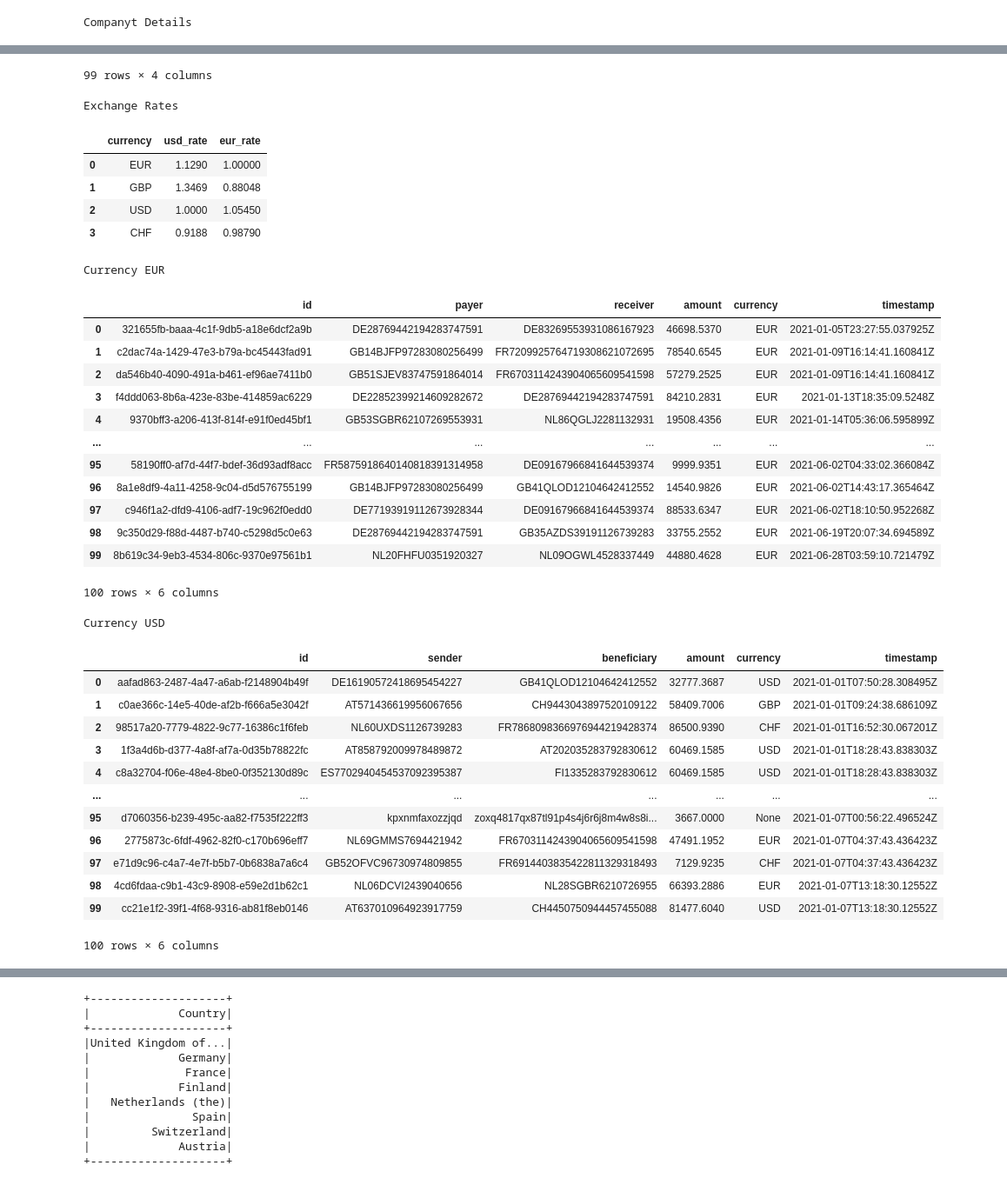
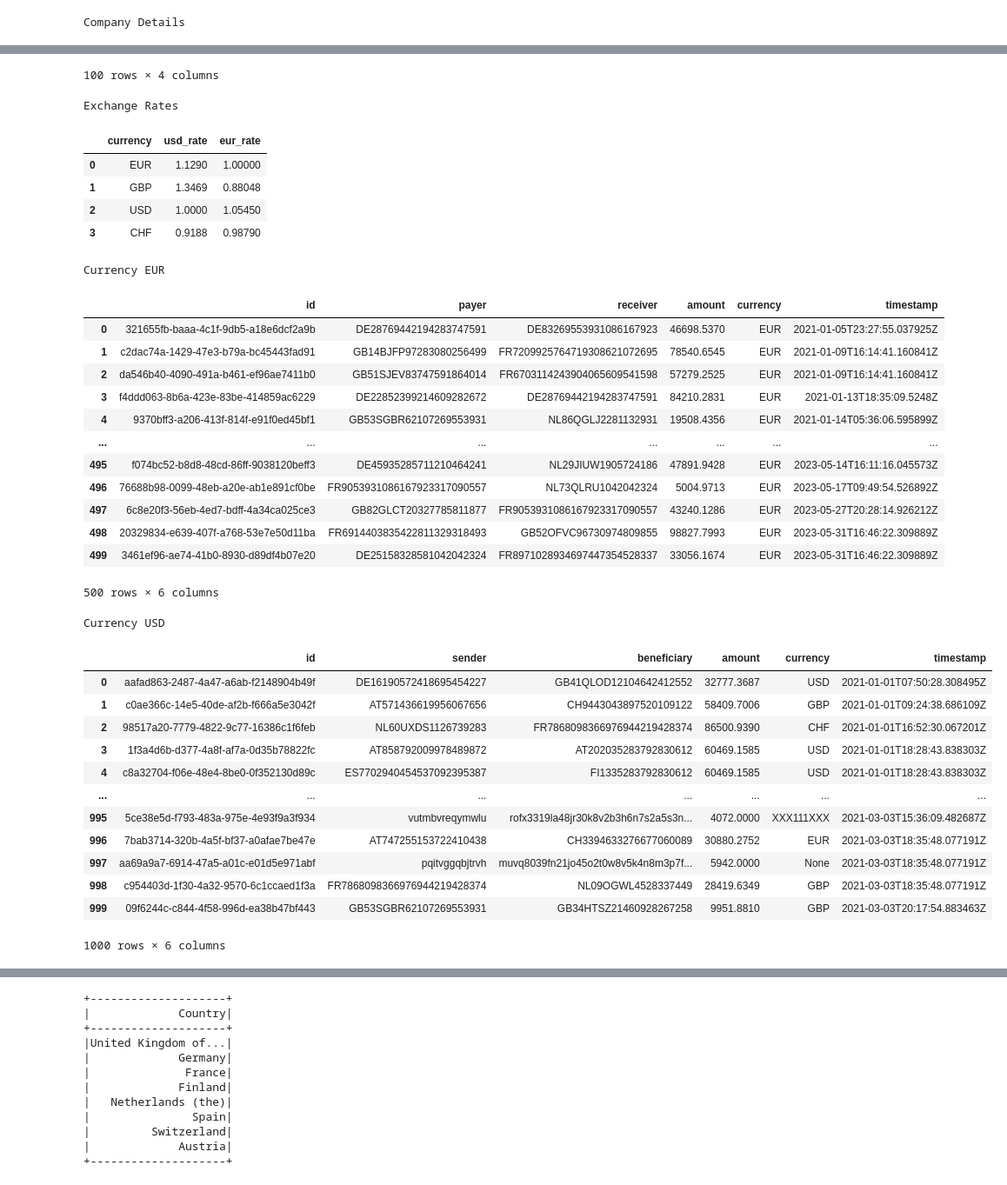
Before and after one commit to Dhritidipta/CashflowFreenlance, a Jupyter notebook: data/analysis_v1.ipynb, the cells around one changed output, grey strips where cells are left out. Shown at 87% size. Cells and saved outputs as stored; diff of their text form; code cells hidden in the pictures.

Commit message:
update data with limit 1000

```diff
--- a/data/analysis_v1.ipynb
+++ b/data/analysis_v1.ipynb
@@ -33,9 +33,10 @@ get_all_sepa_transactions_df,\
 get_all_swift_transactions_df
 # %%
 #All the pandas dataframes
+limit = 1000
 
-print("Companyt Details")
-display(get_all_companies_df())
+print("Company Details")
+display(get_all_companies_df()) #this will fetch all the companies thus without any set limit
 
 # print("Company Details by ID")
 # display(get_company_df())
@@ -44,10 +45,10 @@ print("Exchange Rates")
 display(get_exchange_rates_df())
 
 print("Currency EUR")
-display(get_all_sepa_transactions_df())
+display(get_all_sepa_transactions_df(1000))
 
 print("Currency USD")
-display(get_all_swift_transactions_df())
+display(get_all_swift_transactions_df(limit))
 # %% [output]
-Companyt Details
+Company Details
 |  | id | ibans | name | address |
@@ -65,38 +66,38 @@ Companyt Details
-99 rows × 4 columns
+100 rows × 4 columns
 Exchange Rates
 |  | currency | usd_rate | eur_rate |
 | 0 | EUR | 1.1290 | 1.00000 |
 | 1 | GBP | 1.3469 | 0.88048 |
 | 2 | USD | 1.0000 | 1.05450 |
 | 3 | CHF | 0.9188 | 0.98790 |
 Currency EUR
 |  | id | payer | receiver | amount | currency | timestamp |
 | 0 | 321655fb-baaa-4c1f-9db5-a18e6dcf2a9b | DE28769442194283747591 | DE83269553931086167923 | 46698.5370 | EUR | 2021-01-05T23:27:55.037925Z |
 | 1 | c2dac74a-1429-47e3-b79a-bc45443fad91 | GB14BJFP97283080256499 | FR7209925764719308621072695 | 78540.6545 | EUR | 2021-01-09T16:14:41.160841Z |
 | 2 | da546b40-4090-491a-b461-ef96ae7411b0 | GB51SJEV83747591864014 | FR6703114243904065609541598 | 57279.2525 | EUR | 2021-01-09T16:14:41.160841Z |
 | 3 | f4ddd063-8b6a-423e-83be-414859ac6229 | DE22852399214609282672 | DE28769442194283747591 | 84210.2831 | EUR | 2021-01-13T18:35:09.5248Z |
 | 4 | 9370bff3-a206-413f-814f-e91f0ed45bf1 | GB53SGBR62107269553931 | NL86QGLJ2281132931 | 19508.4356 | EUR | 2021-01-14T05:36:06.595899Z |
 | ... | ... | ... | ... | ... | ... | ... |
-| 95 | 58190ff0-af7d-44f7-bdef-36d93adf8acc | FR5875918640140818391314958 | DE09167966841644539374 | 9999.9351 | EUR | 2021-06-02T04:33:02.366084Z |
-| 96 | 8a1e8df9-4a11-4258-9c04-d5d576755199 | GB14BJFP97283080256499 | GB41QLOD12104642412552 | 14540.9826 | EUR | 2021-06-02T14:43:17.365464Z |
-| 97 | c946f1a2-dfd9-4106-adf7-19c962f0edd0 | DE77193919112673928344 | DE09167966841644539374 | 88533.6347 | EUR | 2021-06-02T18:10:50.952268Z |
-| 98 | 9c350d29-f88d-4487-b740-c5298d5c0e63 | DE28769442194283747591 | GB35AZDS39191126739283 | 33755.2552 | EUR | 2021-06-19T20:07:34.694589Z |
-| 99 | 8b619c34-9eb3-4534-806c-9370e97561b1 | NL20FHFU0351920327 | NL09OGWL4528337449 | 44880.4628 | EUR | 2021-06-28T03:59:10.721479Z |
+| 495 | f074bc52-b8d8-48cd-86ff-9038120beff3 | DE45935285711210464241 | NL29JIUW1905724186 | 47891.9428 | EUR | 2023-05-14T16:11:16.045573Z |
+| 496 | 76688b98-0099-48eb-a20e-ab1e891cf0be | FR9053931086167923317090557 | NL73QLRU1042042324 | 5004.9713 | EUR | 2023-05-17T09:49:54.526892Z |
+| 497 | 6c8e20f3-56eb-4ed7-bdff-4a34ca025ce3 | GB82GLCT20327785811877 | FR9053931086167923317090557 | 43240.1286 | EUR | 2023-05-27T20:28:14.926212Z |
+| 498 | 20329834-e639-407f-a768-53e7e50d11ba | FR6914403835422811329318493 | GB52OFVC96730974809855 | 98827.7993 | EUR | 2023-05-31T16:46:22.309889Z |
+| 499 | 3461ef96-ae74-41b0-8930-d89df4b07e20 | DE25158328581042042324 | FR8971028934697447354528337 | 33056.1674 | EUR | 2023-05-31T16:46:22.309889Z |
-100 rows × 6 columns
+500 rows × 6 columns
 Currency USD
 |  | id | sender | beneficiary | amount | currency | timestamp |
 | 0 | aafad863-2487-4a47-a6ab-f2148904b49f | DE16190572418695454227 | GB41QLOD12104642412552 | 32777.3687 | USD | 2021-01-01T07:50:28.308495Z |
 | 1 | c0ae366c-14e5-40de-af2b-f666a5e3042f | AT571436619956067656 | CH9443043897520109122 | 58409.7006 | GBP | 2021-01-01T09:24:38.686109Z |
 | 2 | 98517a20-7779-4822-9c77-16386c1f6feb | NL60UXDS1126739283 | FR7868098366976944219428374 | 86500.9390 | CHF | 2021-01-01T16:52:30.067201Z |
 | 3 | 1f3a4d6b-d377-4a8f-af7a-0d35b78822fc | AT858792009978489872 | AT202035283792830612 | 60469.1585 | USD | 2021-01-01T18:28:43.838303Z |
 | 4 | c8a32704-f06e-48e4-8be0-0f352130d89c | ES7702940454537092395387 | FI1335283792830612 | 60469.1585 | USD | 2021-01-01T18:28:43.838303Z |
 | ... | ... | ... | ... | ... | ... | ... |
-| 95 | d7060356-b239-495c-aa82-f7535f222ff3 | kpxnmfaxozzjqd | zoxq4817qx87tl91p4s4j6r6j8m4w8s8i... | 3667.0000 | None | 2021-01-07T00:56:22.496524Z |
-| 96 | 2775873c-6fdf-4962-82f0-c170b696eff7 | NL69GMMS7694421942 | FR6703114243904065609541598 | 47491.1952 | EUR | 2021-01-07T04:37:43.436423Z |
-| 97 | e71d9c96-c4a7-4e7f-b5b7-0b6838a7a6c4 | GB52OFVC96730974809855 | FR6914403835422811329318493 | 7129.9235 | CHF | 2021-01-07T04:37:43.436423Z |
-| 98 | 4cd6fdaa-c9b1-43c9-8908-e59e2d1b62c1 | NL06DCVI2439040656 | NL28SGBR6210726955 | 66393.2886 | EUR | 2021-01-07T13:18:30.12552Z |
-| 99 | cc21e1f2-39f1-4f68-9316-ab81f8eb0146 | AT637010964923917759 | CH4450750944457455088 | 81477.6040 | USD | 2021-01-07T13:18:30.12552Z |
+| 995 | 5ce38e5d-f793-483a-975e-4e93f9a3f934 | vutmbvreqymwlu | rofx3319la48jr30k8v2b3h6n7s2a5s3n... | 4072.0000 | XXX111XXX | 2021-03-03T15:36:09.482687Z |
+| 996 | 7bab3714-320b-4a5f-bf37-a0afae7be47e | AT747255153722410438 | CH3394633276677060089 | 30880.2752 | EUR | 2021-03-03T18:35:48.077191Z |
+| 997 | aa69a9a7-6914-47a5-a01c-e01d5e971abf | pqitvggqbjtrvh | muvq8039fn21jo45o2t0w8v5k4n8m3p7f... | 5942.0000 | None | 2021-03-03T18:35:48.077191Z |
+| 998 | c954403d-1f30-4a32-9570-6c1ccaed1f3a | FR7868098366976944219428374 | NL09OGWL4528337449 | 28419.6349 | GBP | 2021-03-03T18:35:48.077191Z |
+| 999 | 09f6244c-c844-4f58-996d-ea38b47bf443 | GB53SGBR62107269553931 | GB34HTSZ21460928267258 | 9951.8810 | GBP | 2021-03-03T20:17:54.883463Z |
-100 rows × 6 columns
+1000 rows × 6 columns
 # %%
 # Initialize a Spark session
 try:
```
Also changed, not shown: parts of 9 cells of this notebook, 3 other files.
